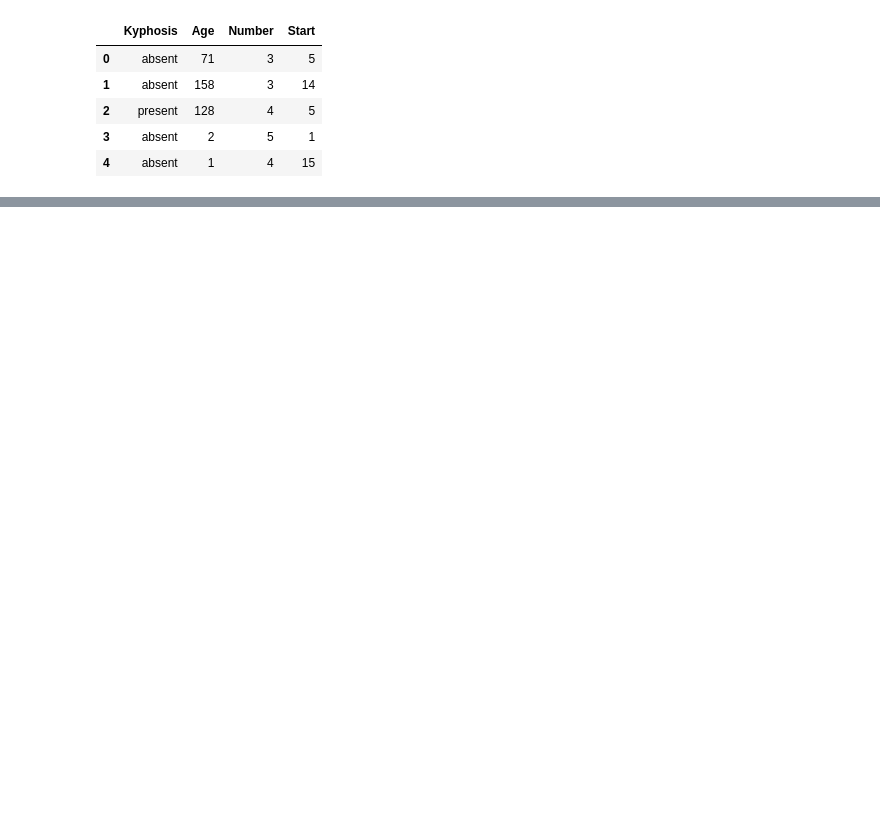
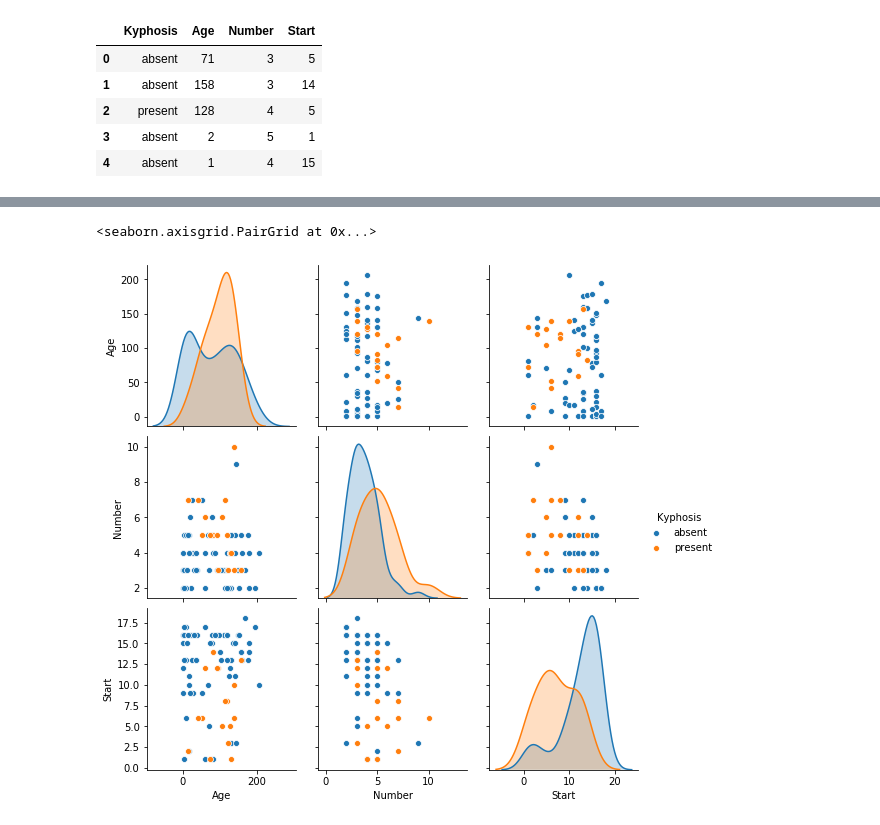
Before and after one commit to iAmNawa/data-science-machine-learning, a Jupyter notebook: Decision Tree.ipynb, the cells around one changed output, grey strips where cells are left out. Drawn from its saved outputs; the diff is of its cells as text; code cells hidden in the pictures; blank space fills up the shorter version.

```diff
--- a/Decision Tree.ipynb
+++ b/Decision Tree.ipynb
@@ -19,0 +32,5 @@ df.head()
+# %%
+sns.pairplot(df,hue='Kyphosis')
+# %% [output]
+<seaborn.axisgrid.PairGrid at 0x...>
+[figure, added]
```
Also changed, not shown: parts of 11 cells of this notebook.
